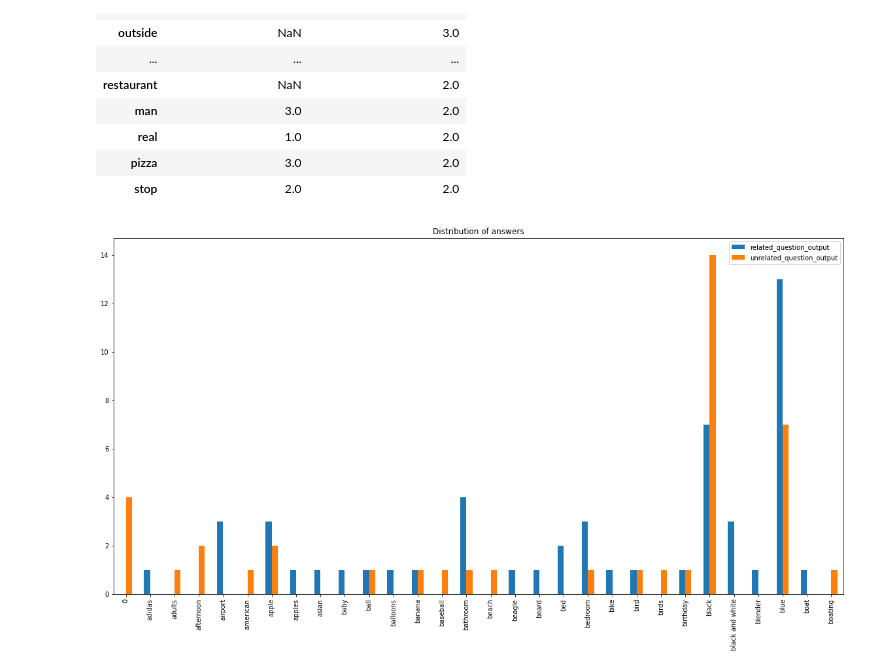
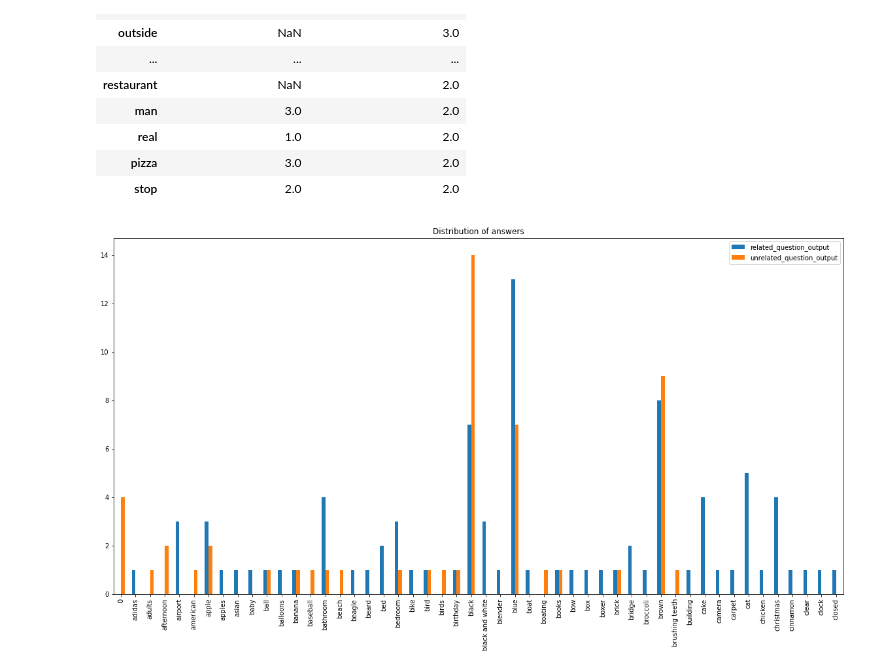
Before and after one commit to tanushreebanerjee/iw-spring-23, a Jupyter notebook: utils/abstain_softmax_thresholding.ipynb, the cells around one changed output. Drawn from its saved outputs; the diff is of its cells as text; code cells hidden in the pictures.

```diff
--- a/utils/abstain_softmax_thresholding.ipynb
+++ b/utils/abstain_softmax_thresholding.ipynb
@@ -247,7 +196,7 @@ distribution_of_answers_df.sort_values(by="unrelated_question_output", ascending
 | stop | 2.0 | 2.0 |
 # %%
 # plot histogram after removing ABSTAIN
-distribution_of_answers_df.drop(["ABSTAIN"]).head(30).plot(kind='bar', figsize=(20,10), title="Distribution of answers")
+distribution_of_answers_df.drop(["ABSTAIN"]).head(50).plot(kind='bar', figsize=(20,10), title="Distribution of answers")
 plt.show()
 # %% [output]
-[figure, old version]
+[figure, new version]
```
Also changed, not shown: parts of 3 cells of this notebook, 3 other files.
